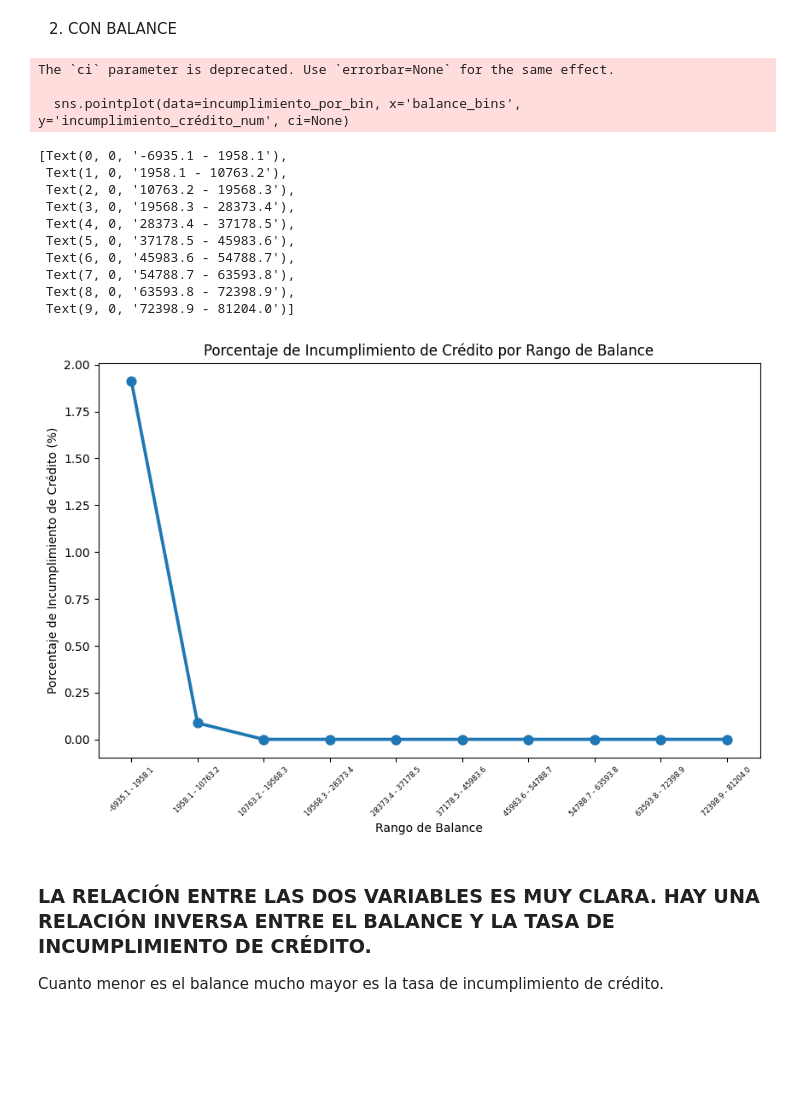
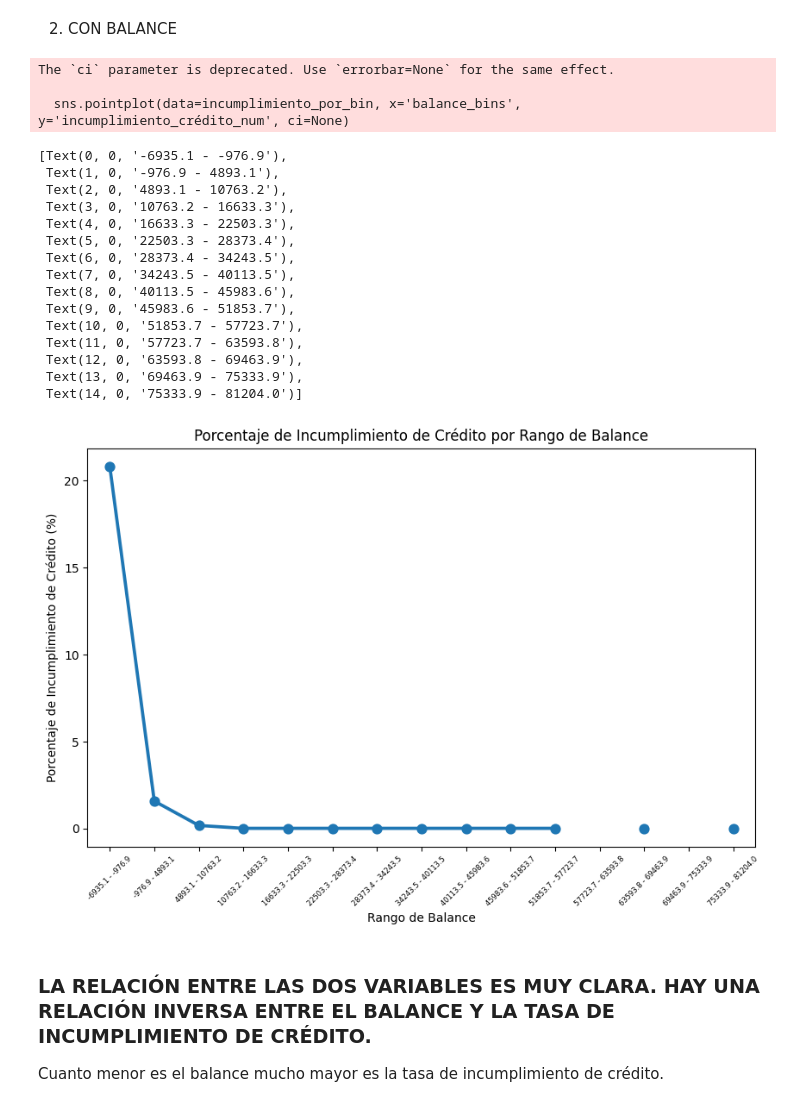
Before and after one commit to MarinaTorba/PersonalDataProrjects, a Jupyter notebook: Equip_B/scripts/Finances/Pau/Sprint1.ipynb, the cells around one changed output. Saved outputs shown, nothing was run; the diff lists cells and outputs as text; code cells hidden in the pictures; blank space fills up the shorter version.

```diff
--- a/Equip_B/scripts/Finances/Pau/Sprint1.ipynb
+++ b/Equip_B/scripts/Finances/Pau/Sprint1.ipynb
@@ -495,36 +493,41 @@ The `ci` parameter is deprecated. Use `errorbar=None` for the same effect.
 2. CON BALANCE
 # %%
 # Crear bins para el balance (agrupando los valores en categorías)
-df_vistaf['balance_bins'] = pd.cut(df_vistaf['balance'], bins=10)
+df_vistaf['balance_bins'] = pd.cut(df_vistaf['balance'], bins=15)
 # Calcular el porcentaje de incumplimiento por cada bin de balance
 incumplimiento_por_bin = df_vistaf.groupby('balance_bins')['incumplimiento_crédito_num'].mean() * 100
 # Convertir el resultado a DataFrame para facilitar la visualización
 incumplimiento_por_bin = incumplimiento_por_bin.reset_index()
 
 
 plt.figure(figsize=(10, 6))
 sns.pointplot(data=incumplimiento_por_bin, x='balance_bins', y='incumplimiento_crédito_num', ci=None)
 
 plt.title('Porcentaje de Incumplimiento de Crédito por Rango de Balance')
 plt.xlabel('Rango de Balance')
 plt.ylabel('Porcentaje de Incumplimiento de Crédito (%)')
 plt.xticks(rotation=45, fontsize=6)
 plt.gca().set_xticklabels([f'{interval.left:.1f} - {interval.right:.1f}' for interval in incumplimiento_por_bin['balance_bins']])
 # %% [output]
 The `ci` parameter is deprecated. Use `errorbar=None` for the same effect.
 
   sns.pointplot(data=incumplimiento_por_bin, x='balance_bins', y='incumplimiento_crédito_num', ci=None)
-[Text(0, 0, '-6935.1 - 1958.1'),
- Text(1, 0, '1958.1 - 10763.2'),
- Text(2, 0, '10763.2 - 19568.3'),
- Text(3, 0, '19568.3 - 28373.4'),
- Text(4, 0, '28373.4 - 37178.5'),
- Text(5, 0, '37178.5 - 45983.6'),
- Text(6, 0, '45983.6 - 54788.7'),
- Text(7, 0, '54788.7 - 63593.8'),
- Text(8, 0, '63593.8 - 72398.9'),
- Text(9, 0, '72398.9 - 81204.0')]
+[Text(0, 0, '-6935.1 - -976.9'),
+ Text(1, 0, '-976.9 - 4893.1'),
+ Text(2, 0, '4893.1 - 10763.2'),
+ Text(3, 0, '10763.2 - 16633.3'),
+ Text(4, 0, '16633.3 - 22503.3'),
+ Text(5, 0, '22503.3 - 28373.4'),
+ Text(6, 0, '28373.4 - 34243.5'),
+ Text(7, 0, '34243.5 - 40113.5'),
+ Text(8, 0, '40113.5 - 45983.6'),
+ Text(9, 0, '45983.6 - 51853.7'),
+ Text(10, 0, '51853.7 - 57723.7'),
+ Text(11, 0, '57723.7 - 63593.8'),
+ Text(12, 0, '63593.8 - 69463.9'),
+ Text(13, 0, '69463.9 - 75333.9'),
+ Text(14, 0, '75333.9 - 81204.0')]
-[figure, old version]
+[figure, new version]
 # %% [markdown]
 ### LA RELACIÓN ENTRE LAS DOS VARIABLES ES MUY CLARA. HAY UNA RELACIÓN INVERSA ENTRE EL BALANCE Y LA TASA DE INCUMPLIMIENTO DE CRÉDITO.
 Cuanto menor es el balance mucho mayor es la tasa de incumplimiento de crédito.
```
Also changed, not shown: parts of 15 cells of this notebook.
